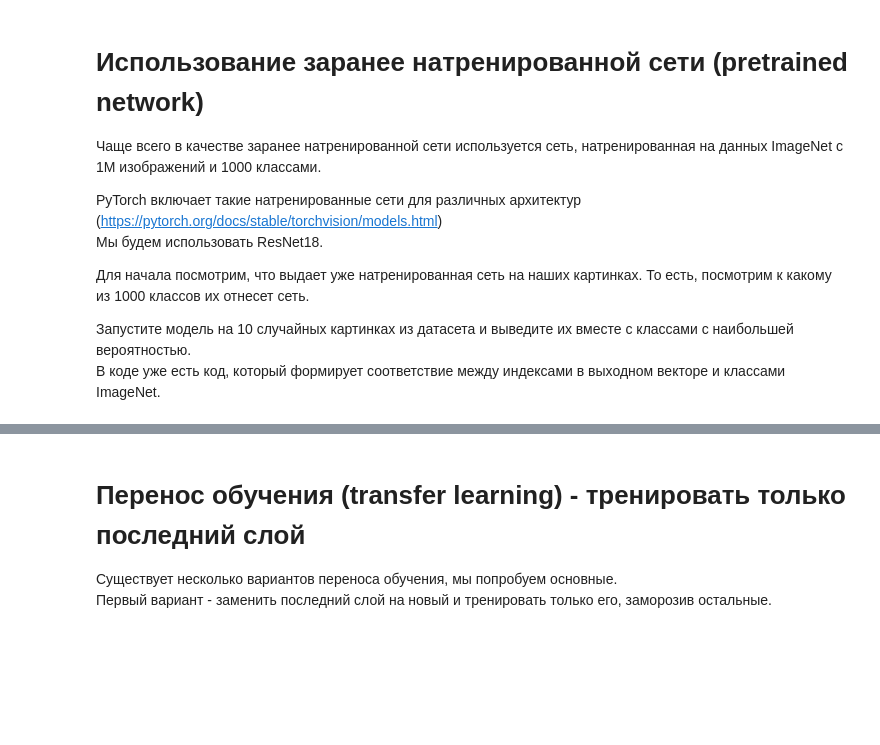
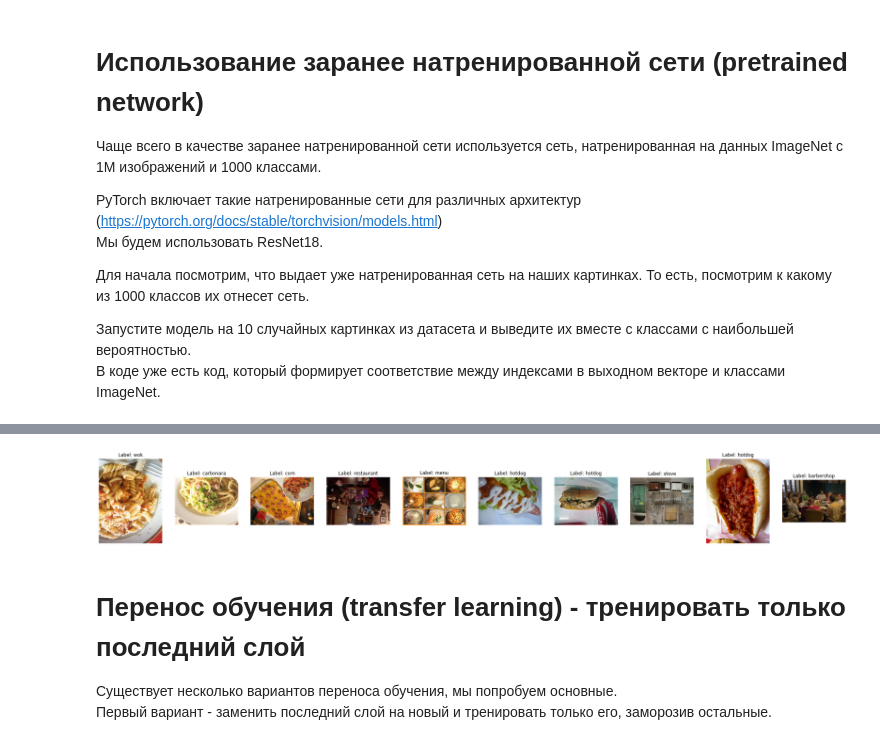
Before and after one commit to ReAlex1902/dlcourse_ai, a Jupyter notebook: assignments/assignment4/HotdogOrNot.ipynb, the cells around one changed output, grey strips where cells are left out. Saved outputs shown, nothing was run; the diff lists cells and outputs as text; code cells hidden in the pictures; blank space fills up the shorter version.

```diff
--- a/assignments/assignment4/HotdogOrNot.ipynb
+++ b/assignments/assignment4/HotdogOrNot.ipynb
@@ -271,3 +272,23 @@ Downloading: "https://download.pytorch.org/models/resnet18-5c106cde.pth" to /roo
+# %%
+indices = np.random.choice(np.arange(len(dataset)), 10, replace = False)
+classes = load_imagenet_classes()
+
+plt.figure(figsize = (35, 8))
+
+model.eval()
+for index, value in enumerate(indices):
+    plt.subplot(1, 10, index + 1)
+    image, y, _ = train_dataset[value]
+    image = image.unsqueeze(0)
+    pred = model(image)
+    _, pred = torch.max(pred, axis = 1)
+    image, y, _ = dataset[value]
+    plt.title("Label: {}".format(classes[int(pred)]))
+    plt.imshow(image)
+    plt.grid(False)
+    plt.axis('off')
+# %% [output]
+[figure, added]
 # %% [markdown]
 # Перенос обучения (transfer learning) - тренировать только последний слой
 
```
Also changed, not shown: parts of 3 cells of this notebook.
